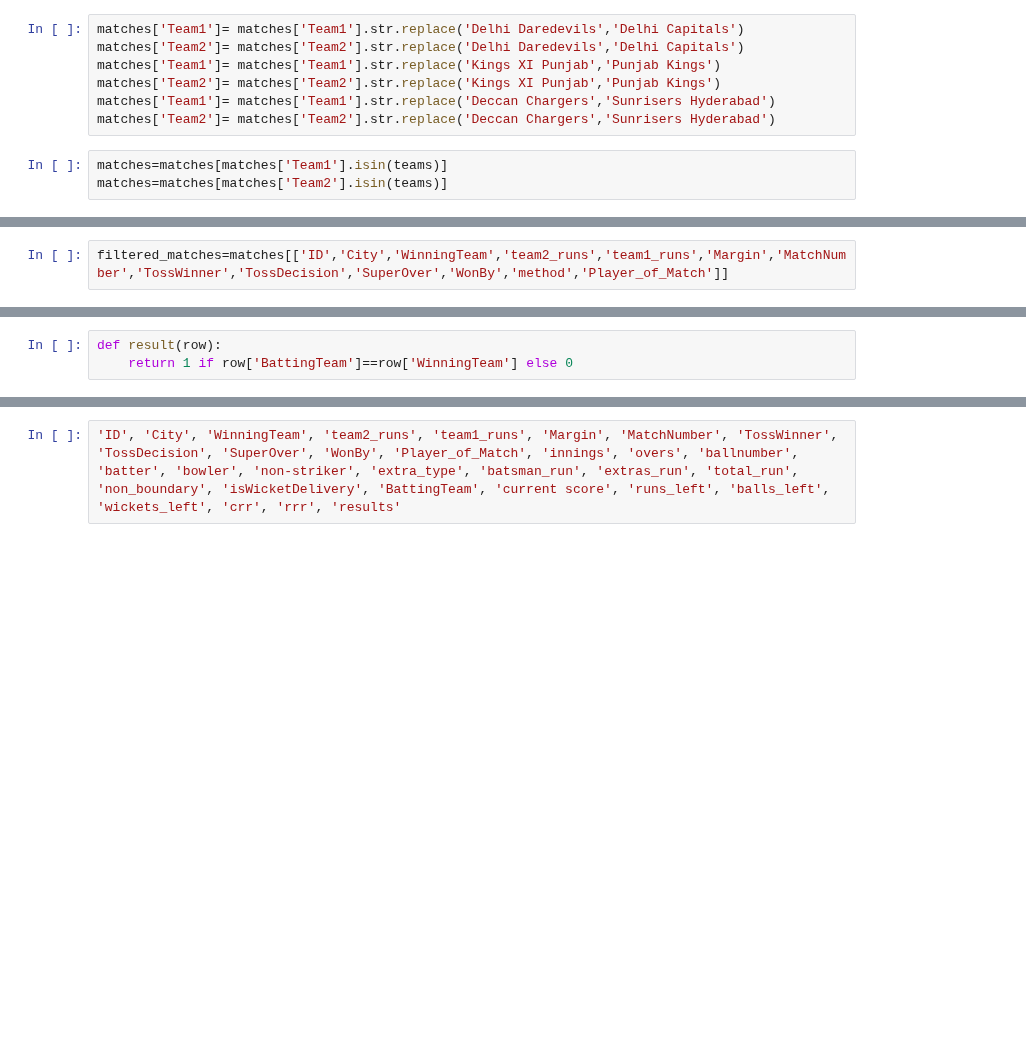
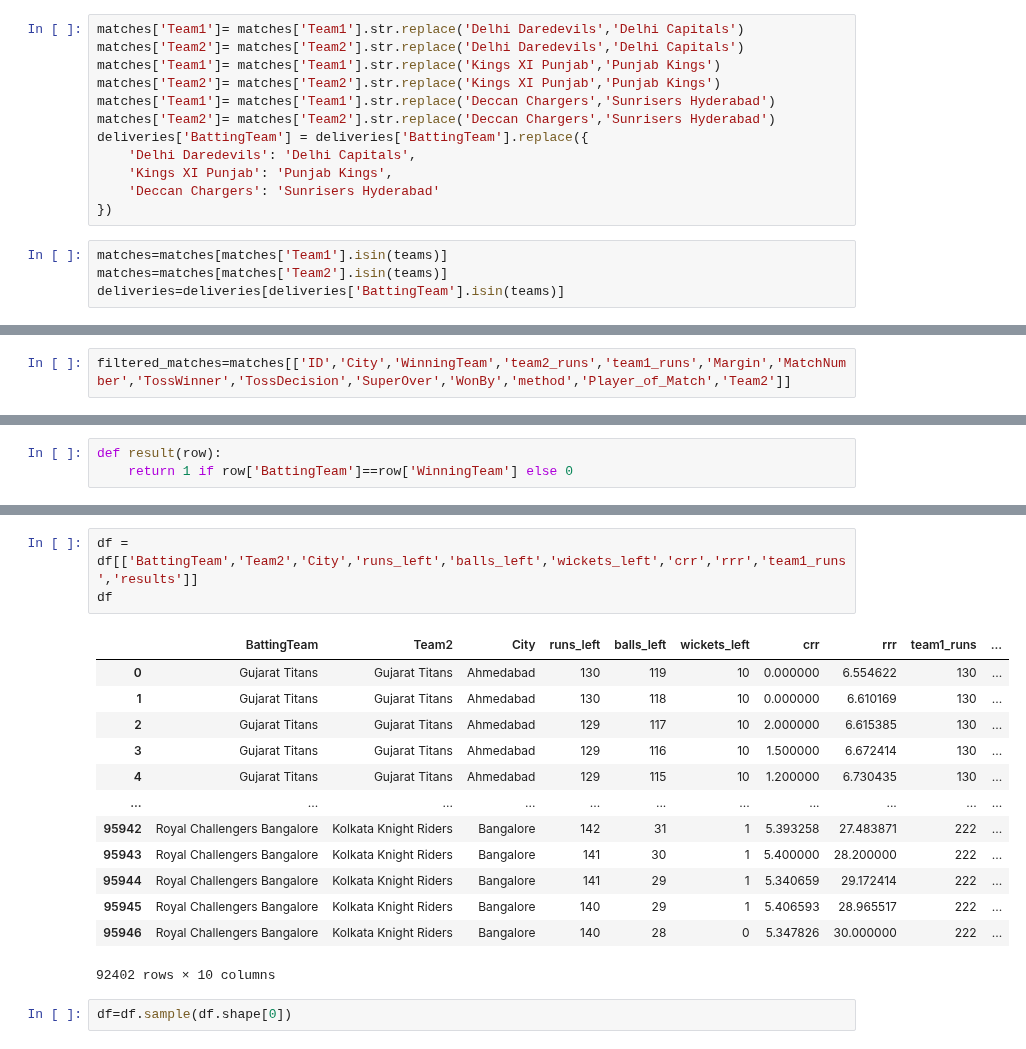
Before and after one commit to bainskarman/projects, a Jupyter notebook: IPL Winner Prediction/notebook.ipynb, the cells around one changed output, grey strips where cells are left out. Drawn from its saved outputs; the diff is of its cells as text; blank space fills up the shorter version.

```diff
--- a/IPL Winner Prediction/notebook.ipynb
+++ b/IPL Winner Prediction/notebook.ipynb
@@ -109,9 +109,15 @@ matches['Team1']= matches['Team1'].str.replace('Kings XI Punjab','Punjab Kings')
 matches['Team2']= matches['Team2'].str.replace('Kings XI Punjab','Punjab Kings')
 matches['Team1']= matches['Team1'].str.replace('Deccan Chargers','Sunrisers Hyderabad')
 matches['Team2']= matches['Team2'].str.replace('Deccan Chargers','Sunrisers Hyderabad')
+deliveries['BattingTeam'] = deliveries['BattingTeam'].replace({
+    'Delhi Daredevils': 'Delhi Capitals',
+    'Kings XI Punjab': 'Punjab Kings',
+    'Deccan Chargers': 'Sunrisers Hyderabad'
+})
 # %%
 matches=matches[matches['Team1'].isin(teams)]
 matches=matches[matches['Team2'].isin(teams)]
+deliveries=deliveries[deliveries['BattingTeam'].isin(teams)]
 # %% [markdown]
 #### Handling Missing Values in Matches df
 # %%
@@ -193,7 +199,7 @@ deliveries.head(5).T
 | fielders_involved | NaN | NaN | NaN | NaN | NaN |
 | BattingTeam | Rajasthan Royals | Rajasthan Royals | Rajasthan Royals | Rajasthan Royals | Rajasthan Royals |
 # %%
-filtered_matches=matches[['ID','City','WinningTeam','team2_runs','team1_runs','Margin','MatchNumber','TossWinner','TossDecision','SuperOver','WonBy','method','Player_of_Match']]
+filtered_matches=matches[['ID','City','WinningTeam','team2_runs','team1_runs','Margin','MatchNumber','TossWinner','TossDecision','SuperOver','WonBy','method','Player_of_Match','Team2']]
 # %%
 deliveries=deliveries[deliveries['innings']==2]
 deliveries.shape
@@ -280,3 +305,20 @@ df['results']= df.apply(result,axis=1)
-# %%
-'ID', 'City', 'WinningTeam', 'team2_runs', 'team1_runs', 'Margin', 'MatchNumber', 'TossWinner', 'TossDecision', 'SuperOver', 'WonBy', 'Player_of_Match', 'innings', 'overs', 'ballnumber', 'batter', 'bowler', 'non-striker', 'extra_type', 'batsman_run', 'extras_run', 'total_run', 'non_boundary', 'isWicketDelivery', 'BattingTeam', 'current score', 'runs_left', 'balls_left', 'wickets_left', 'crr', 'rrr', 'results'
+# %%
+df = df[['BattingTeam','Team2','City','runs_left','balls_left','wickets_left','crr','rrr','team1_runs','results']]
+df
+# %% [output]
+|  | BattingTeam | Team2 | City | runs_left | balls_left | wickets_left | crr | rrr | team1_runs | ... |
+| 0 | Gujarat Titans | Gujarat Titans | Ahmedabad | 130 | 119 | 10 | 0.000000 | 6.554622 | 130 | ... |
+| 1 | Gujarat Titans | Gujarat Titans | Ahmedabad | 130 | 118 | 10 | 0.000000 | 6.610169 | 130 | ... |
+| 2 | Gujarat Titans | Gujarat Titans | Ahmedabad | 129 | 117 | 10 | 2.000000 | 6.615385 | 130 | ... |
+| 3 | Gujarat Titans | Gujarat Titans | Ahmedabad | 129 | 116 | 10 | 1.500000 | 6.672414 | 130 | ... |
+| 4 | Gujarat Titans | Gujarat Titans | Ahmedabad | 129 | 115 | 10 | 1.200000 | 6.730435 | 130 | ... |
+| ... | ... | ... | ... | ... | ... | ... | ... | ... | ... | ... |
+| 95942 | Royal Challengers Bangalore | Kolkata Knight Riders | Bangalore | 142 | 31 | 1 | 5.393258 | 27.483871 | 222 | ... |
+| 95943 | Royal Challengers Bangalore | Kolkata Knight Riders | Bangalore | 141 | 30 | 1 | 5.400000 | 28.200000 | 222 | ... |
+| 95944 | Royal Challengers Bangalore | Kolkata Knight Riders | Bangalore | 141 | 29 | 1 | 5.340659 | 29.172414 | 222 | ... |
+| 95945 | Royal Challengers Bangalore | Kolkata Knight Riders | Bangalore | 140 | 29 | 1 | 5.406593 | 28.965517 | 222 | ... |
+| 95946 | Royal Challengers Bangalore | Kolkata Knight Riders | Bangalore | 140 | 28 | 0 | 5.347826 | 30.000000 | 222 | ... |
+92402 rows × 10 columns
+# %%
+df=df.sample(df.shape[0])
 # %%
```
Also changed, not shown: parts of 6 cells of this notebook.
